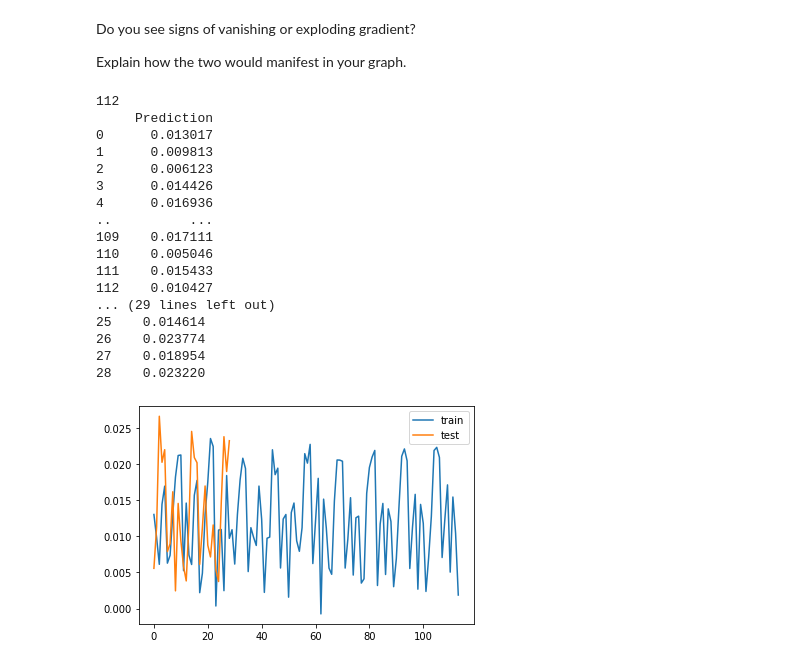
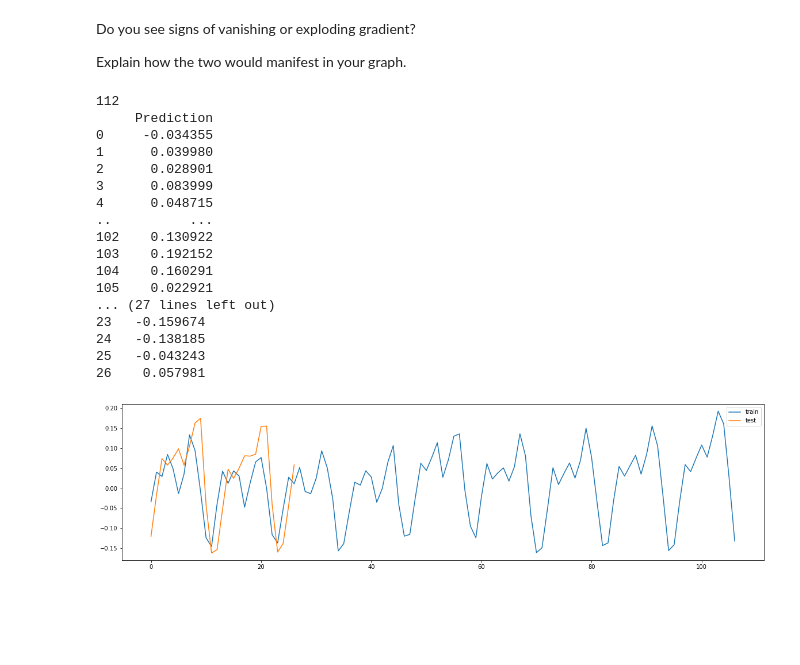
Before and after one commit to iondodon/RNDL, a Jupyter notebook: lab1/lab1.ipynb, the cells around one changed output. Saved outputs shown, nothing was run; the diff lists cells and outputs as text; code cells hidden in the pictures; blank space fills up the shorter version.

Commit message:
started work with RNN

```diff
--- a/lab1/lab1.ipynb
+++ b/lab1/lab1.ipynb
@@ -103,2 +151,0 @@ To see first how well the model can fit the data in the training set, create pre
-# %%
-df.loc[train_idx, 'AR(1)'] = arima_result.predict(start=train.index[0], end=train.index[-1])
@@ -115,4 +151,0 @@ As expected the model seems to simply mimic the time series by projecting the pa
-# %%
-prediction_result = arima_result.get_forecast(Ntest)
-forecast = prediction_result.predicted_mean
-df.loc[test_idx, 'AR(1)'] = forecast
@@ -309,11 +180,16 @@ def prepare_dataset(df, look_back=1):
         Y.append(df[i+look_back])
     return np.array(X), np.array(Y)
 
+look_back = 10
+n_features = 1
 
-look_back = 1
-# or maybe use Log1stDiff
+# using Log1stDiff
 df = df.fillna(0)
 X, Y = prepare_dataset(df['Log1stDiff'], look_back)
+
+
+for i in range(len(X)):
+    print(X[i], Y[i])
 
 
 # split into train and test sets
@@ -323,5 +199,5 @@ trainX, testX = X[0:train_size,:], X[train_size:len(X),:]
 trainY, testY = Y[0:train_size], Y[train_size:len(Y)]
 
 # reshape input to be [samples, time steps, features]
-trainX = np.reshape(trainX, (trainX.shape[0], 1, trainX.shape[1]))
-testX = np.reshape(testX, (testX.shape[0], 1, testX.shape[1]))
+trainX = np.reshape(trainX, (trainX.shape[0], trainX.shape[1], n_features))
+testX = np.reshape(testX, (testX.shape[0], testX.shape[1], n_features))
@@ -336,12 +230,10 @@ from keras.layers import Dense
 from keras.layers import LSTM
 from keras.layers import Dropout
 
-
 model = Sequential()
-model.add(LSTM(25, input_shape=(1, look_back)))
-model.add(Dropout(0.2))
+model.add(LSTM(25, activation='relu', input_shape=(look_back, n_features)))
 model.add(Dense(1))
-model.compile(loss='mean_squared_error', optimizer='sgd')
+model.compile(loss='mse', optimizer='adam')
 history = model.fit(trainX, trainY, epochs=100, batch_size=32, validation_data=(testX, testY))
 
 # Plot the loss and accuracy in each epoch for the training set as well as the validation set.
@@ -383,46 +275,46 @@ def rebuild_diffed(series: pd.DataFrame, first_element_original):
     cumsum = series.cumsum()
     return cumsum.fillna(0) + first_element_original
 
 # create dataframe from the predictions
 trainPredict = pd.DataFrame(trainPredict)
 trainPredict.columns = ['Prediction']
 
 
 # create dataframe from the predictions
 testPredict = pd.DataFrame(testPredict)
 testPredict.columns = ['Prediction']
 
 
 print(first_passengers_value)
 # undo the differencing
 # trainPredict = rebuild_diffed(trainPredict, first_passengers_value)
 # testPredict = rebuild_diffed(testPredict, first_passengers_value)
 
 print(trainPredict)
 print(testPredict)
 
 # plot the results
+plt.figure(figsize=(20, 5))
 plt.plot(trainPredict, label='train')
 plt.plot(testPredict, label='test')
-# plt.plot(df['Passengers'], label='actual')
 plt.legend()
 plt.show()
 # %% [output]
 112
      Prediction
-0      0.013017
-1      0.009813
-2      0.006123
-3      0.014426
-4      0.016936
+0     -0.034355
+1      0.039980
+2      0.028901
+3      0.083999
+4      0.048715
 ..          ...
-109    0.017111
-110    0.005046
-111    0.015433
-112    0.010427
-... (29 lines left out)
-25    0.014614
-26    0.023774
-27    0.018954
-28    0.023220
+102    0.130922
+103    0.192152
+104    0.160291
+105    0.022921
+... (27 lines left out)
+23   -0.159674
+24   -0.138185
+25   -0.043243
+26    0.057981
-[figure, old version]
+[figure, new version]
```
Also changed, not shown: parts of 79 cells of this notebook, 2 other files.
